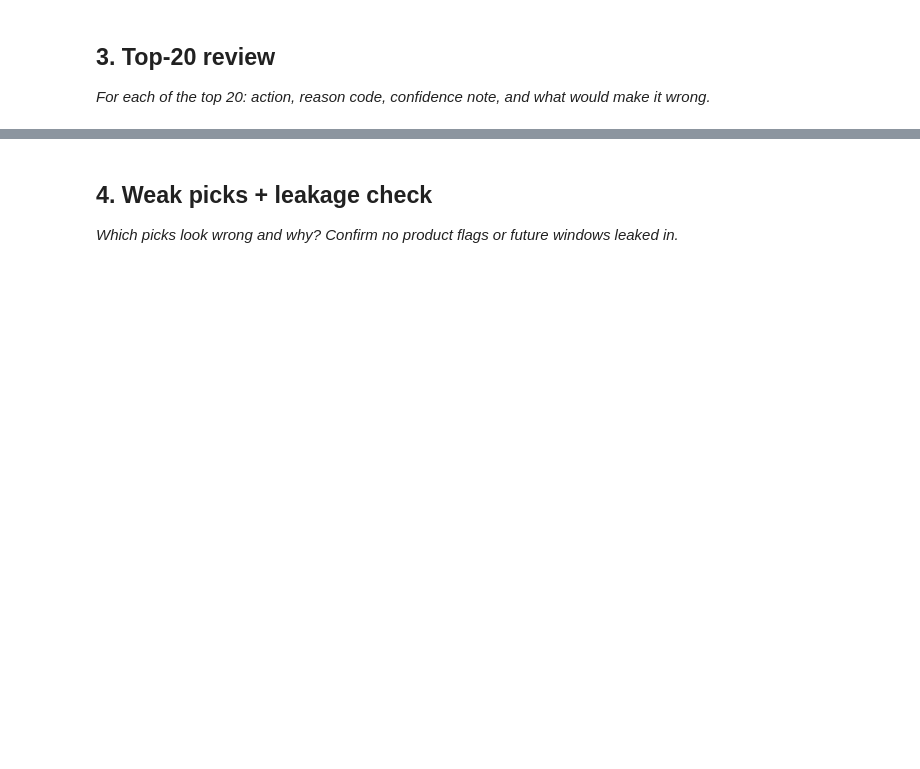
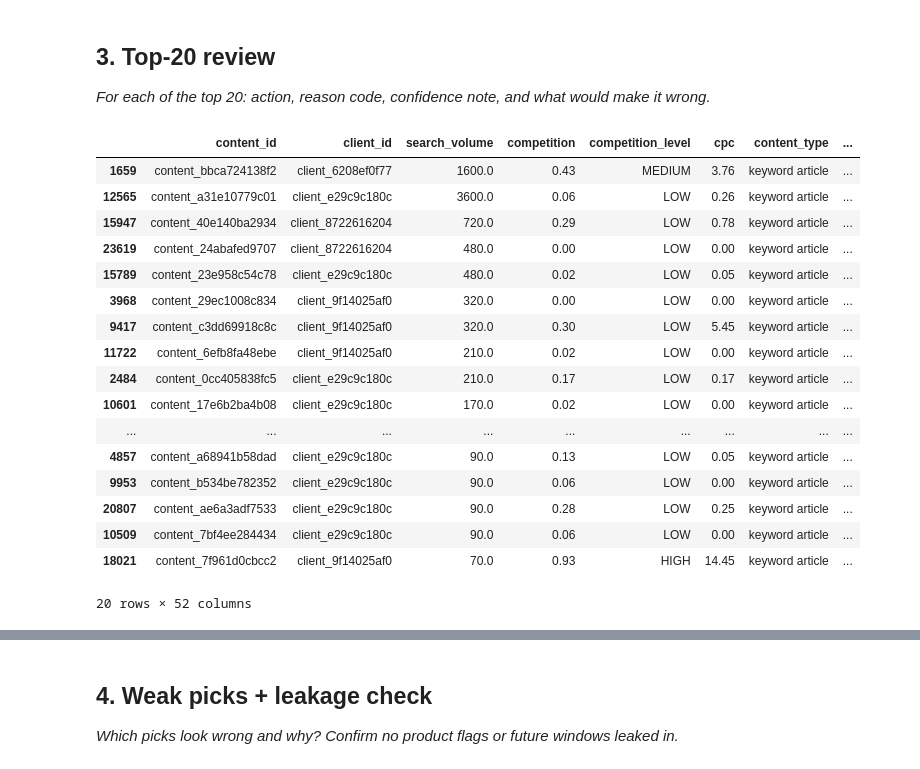
Before and after one commit to shiva-sn/ML, a Jupyter notebook: work/notebooks/w04_baseline_score.ipynb, the cells around one changed output, grey strips where cells are left out. Saved outputs shown, nothing was run; the diff lists cells and outputs as text; code cells hidden in the pictures; blank space fills up the shorter version.

```diff
--- a/work/notebooks/w04_baseline_score.ipynb
+++ b/work/notebooks/w04_baseline_score.ipynb
@@ -16,0 +25,19 @@ df = pd.read_csv()
+# %%
+df["staleness_bucket"] = pd.cut(
+    df["days_since_last_update"],
+    bins=[-1, 30, 90, 180, 365, np.inf],
+    labels=["0-30", "31-90", "91-180", "181-365", "365+"]
+)
+
+staleness_check = (
+    df.groupby("staleness_bucket", observed=False)
+      .agg(
+          n=("content_id", "size"),
+          median_impressions=("impressions_90d", "median"),
+          median_clicks=("clicks_90d", "median"),
+          median_ctr=("ctr", "median")
+      )
+      .reset_index()
+)
+
+staleness_check
@@ -16,0 +51,19 @@ df = pd.read_csv()
+# %%
+df["volume_bucket"] = pd.qcut(
+    df["search_volume"],
+    q=4,
+    duplicates="drop"
+)
+
+volume_check = (
+    df.groupby("volume_bucket", observed=True)
+      .agg(
+          n=("content_id", "size"),
+          median_impressions=("impressions_90d", "median"),
+          median_clicks=("clicks_90d", "median"),
+          median_ctr=("ctr", "median")
+      )
+      .reset_index()
+)
+
+volume_check
@@ -26,5 +159,25 @@ df = pd.read_csv()
 
 *For each of the top 20: action, reason code, confidence note, and what would make it wrong.*
 # %%
-# This cell is for CODE (numbers, a query, a check).
-# Write your text answer in the cell ABOVE this one — typing sentences here breaks Run All.
+top20 = baseline.head(20).copy()
+
+display(top20)
+# %% [output]
+|  | content_id | client_id | search_volume | competition | competition_level | cpc | content_type | ... |
+| 1659 | content_bbca724138f2 | client_6208ef0f77 | 1600.0 | 0.43 | MEDIUM | 3.76 | keyword article | ... |
+| 12565 | content_a31e10779c01 | client_e29c9c180c | 3600.0 | 0.06 | LOW | 0.26 | keyword article | ... |
+| 15947 | content_40e140ba2934 | client_8722616204 | 720.0 | 0.29 | LOW | 0.78 | keyword article | ... |
+| 23619 | content_24abafed9707 | client_8722616204 | 480.0 | 0.00 | LOW | 0.00 | keyword article | ... |
+| 15789 | content_23e958c54c78 | client_e29c9c180c | 480.0 | 0.02 | LOW | 0.05 | keyword article | ... |
+| 3968 | content_29ec1008c834 | client_9f14025af0 | 320.0 | 0.00 | LOW | 0.00 | keyword article | ... |
+| 9417 | content_c3dd69918c8c | client_9f14025af0 | 320.0 | 0.30 | LOW | 5.45 | keyword article | ... |
+| 11722 | content_6efb8fa48ebe | client_9f14025af0 | 210.0 | 0.02 | LOW | 0.00 | keyword article | ... |
+| 2484 | content_0cc405838fc5 | client_e29c9c180c | 210.0 | 0.17 | LOW | 0.17 | keyword article | ... |
+| 10601 | content_17e6b2ba4b08 | client_e29c9c180c | 170.0 | 0.02 | LOW | 0.00 | keyword article | ... |
+| ... | ... | ... | ... | ... | ... | ... | ... | ... |
+| 4857 | content_a68941b58dad | client_e29c9c180c | 90.0 | 0.13 | LOW | 0.05 | keyword article | ... |
+| 9953 | content_b534be782352 | client_e29c9c180c | 90.0 | 0.06 | LOW | 0.00 | keyword article | ... |
+| 20807 | content_ae6a3adf7533 | client_e29c9c180c | 90.0 | 0.28 | LOW | 0.25 | keyword article | ... |
+| 10509 | content_7bf4ee284434 | client_e29c9c180c | 90.0 | 0.06 | LOW | 0.00 | keyword article | ... |
+| 18021 | content_7f961d0cbcc2 | client_9f14025af0 | 70.0 | 0.93 | HIGH | 14.45 | keyword article | ... |
+20 rows × 52 columns
```
Also changed, not shown: parts of 10 cells of this notebook.
